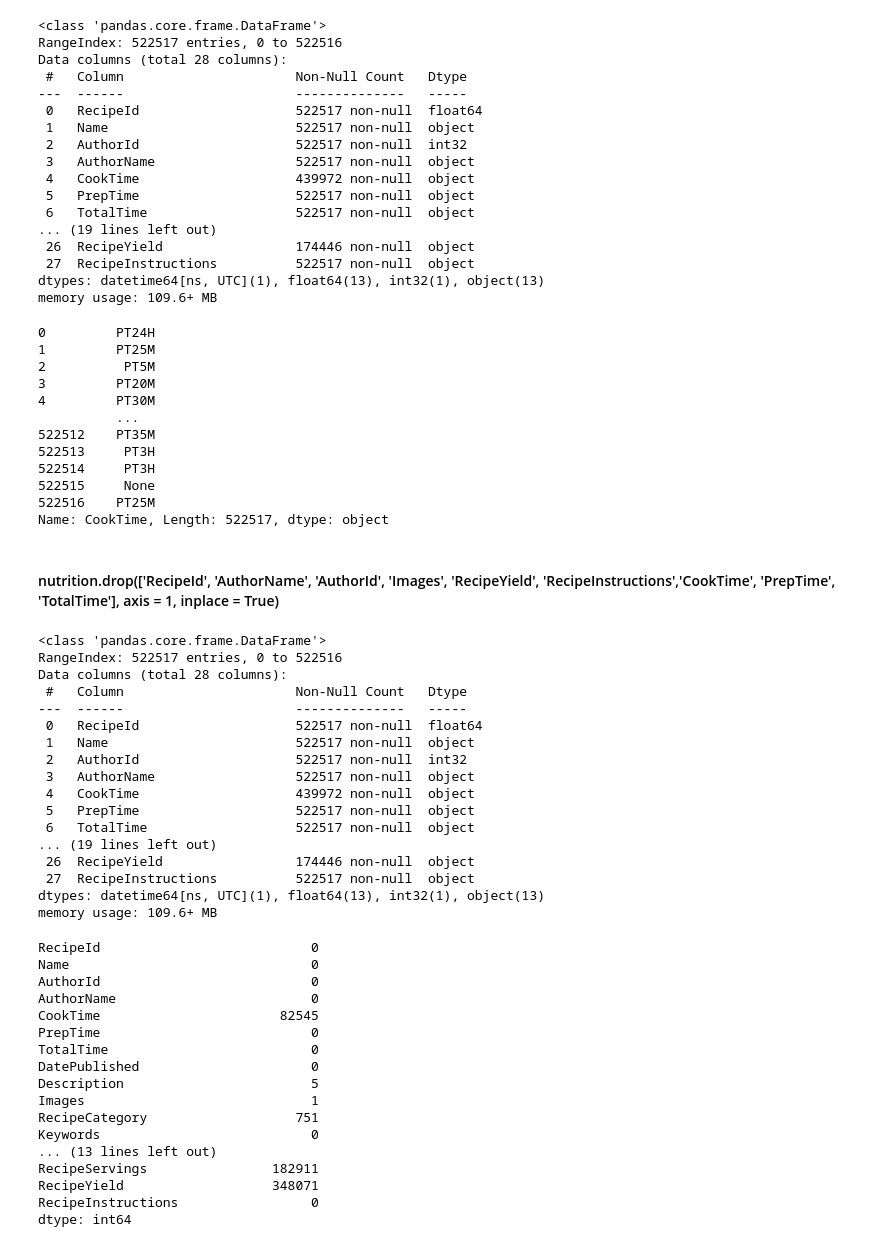
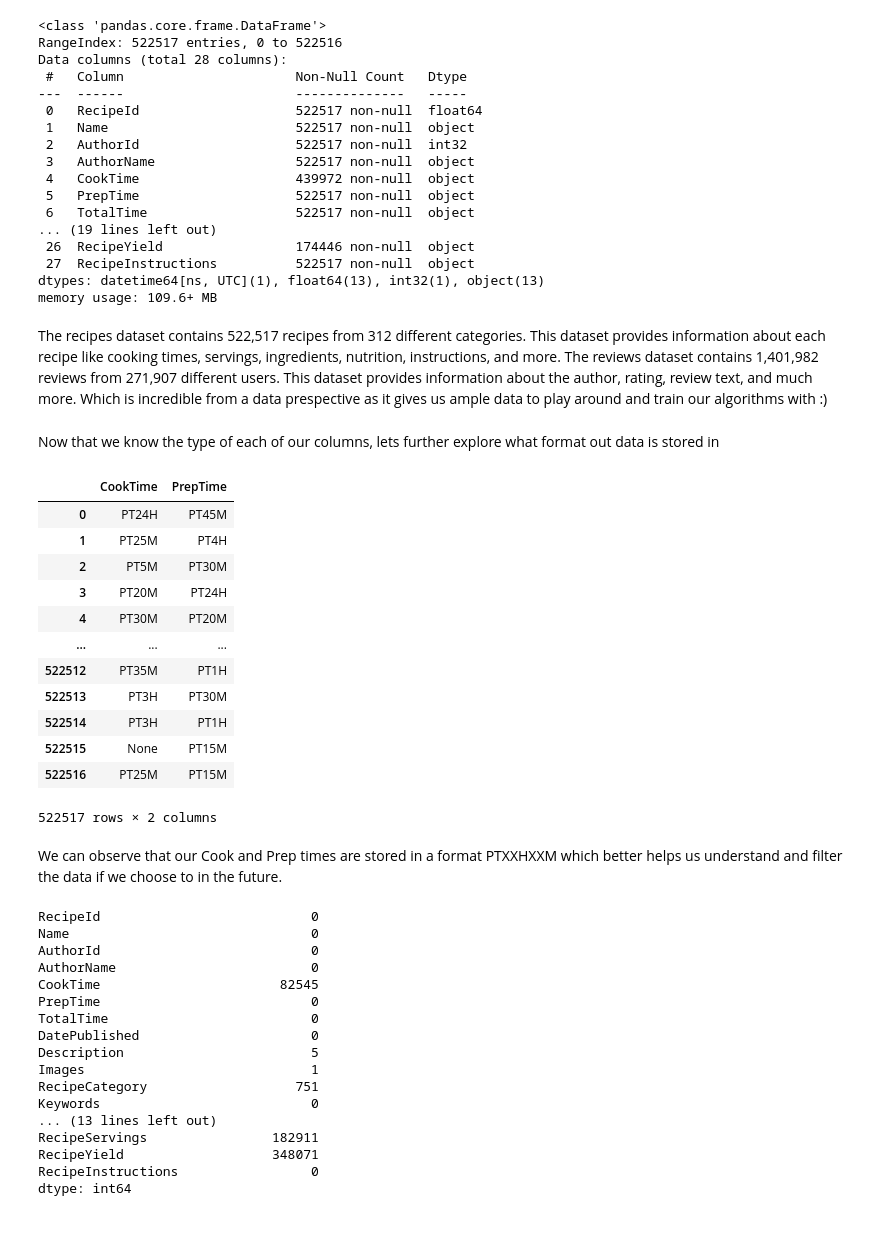
Before and after one commit to RafayKhan2/Brainstation-Capstone, a Jupyter notebook: Rafay_Khan_Capstone_Sprint1.ipynb, the cells around one changed output. Saved outputs shown, nothing was run; the diff lists cells and outputs as text; code cells hidden in the pictures.

```diff
--- a/Rafay_Khan_Capstone_Sprint1.ipynb
+++ b/Rafay_Khan_Capstone_Sprint1.ipynb
@@ -61,40 +74,26 @@ Data columns (total 28 columns):
  27  RecipeInstructions          522517 non-null  object
 dtypes: datetime64[ns, UTC](1), float64(13), int32(1), object(13)
 memory usage: 109.6+ MB
+# %% [markdown]
+The recipes dataset contains 522,517 recipes from 312 different categories. This dataset provides information about each recipe like cooking times, servings, ingredients, nutrition, instructions, and more.
+The reviews dataset contains 1,401,982 reviews from 271,907 different users. This dataset provides information about the author, rating, review text, and much more. Which is incredible from a data prespective as it gives us ample data to play around and train our algorithms with :)
+# %% [markdown]
+Now that we know the type of each of our columns, lets further explore what format out data is stored in
 # %%
-nutrition['CookTime']
+nutrition[['CookTime','PrepTime']]
 # %% [output]
+|  | CookTime | PrepTime |
+| 0 | PT24H | PT45M |
+| 1 | PT25M | PT4H |
+| 2 | PT5M | PT30M |
+| 3 | PT20M | PT24H |
+| 4 | PT30M | PT20M |
+| ... | ... | ... |
+| 522512 | PT35M | PT1H |
+| 522513 | PT3H | PT30M |
+| 522514 | PT3H | PT1H |
+| 522515 | None | PT15M |
+| 522516 | PT25M | PT15M |
-0         PT24H
-1         PT25M
-2          PT5M
-3         PT20M
-4         PT30M
-          ...
-522512    PT35M
-522513     PT3H
-522514     PT3H
-522515     None
-522516    PT25M
-Name: CookTime, Length: 522517, dtype: object
+522517 rows × 2 columns
-# %% [markdown]
-#### nutrition.drop(['RecipeId', 'AuthorName', 'AuthorId', 'Images', 'RecipeYield', 'RecipeInstructions','CookTime', 'PrepTime', 'TotalTime'], axis = 1, inplace = True)
-# %%
-nutrition.info()
-# %% [output]
-<class 'pandas.core.frame.DataFrame'>
-RangeIndex: 522517 entries, 0 to 522516
-Data columns (total 28 columns):
- #   Column                      Non-Null Count   Dtype
----  ------                      --------------   -----
- 0   RecipeId                    522517 non-null  float64
- 1   Name                        522517 non-null  object
- 2   AuthorId                    522517 non-null  int32
- 3   AuthorName                  522517 non-null  object
- 4   CookTime                    439972 non-null  object
- 5   PrepTime                    522517 non-null  object
- 6   TotalTime                   522517 non-null  object
-... (19 lines left out)
- 26  RecipeYield                 174446 non-null  object
- 27  RecipeInstructions          522517 non-null  object
-dtypes: datetime64[ns, UTC](1), float64(13), int32(1), object(13)
-memory usage: 109.6+ MB
+# %% [markdown]
+We can observe that our Cook and Prep times are stored in a format PTXXHXXM which better helps us understand and filter the data if we choose to in the future.
```
Also changed, not shown: parts of 39 cells of this notebook.
